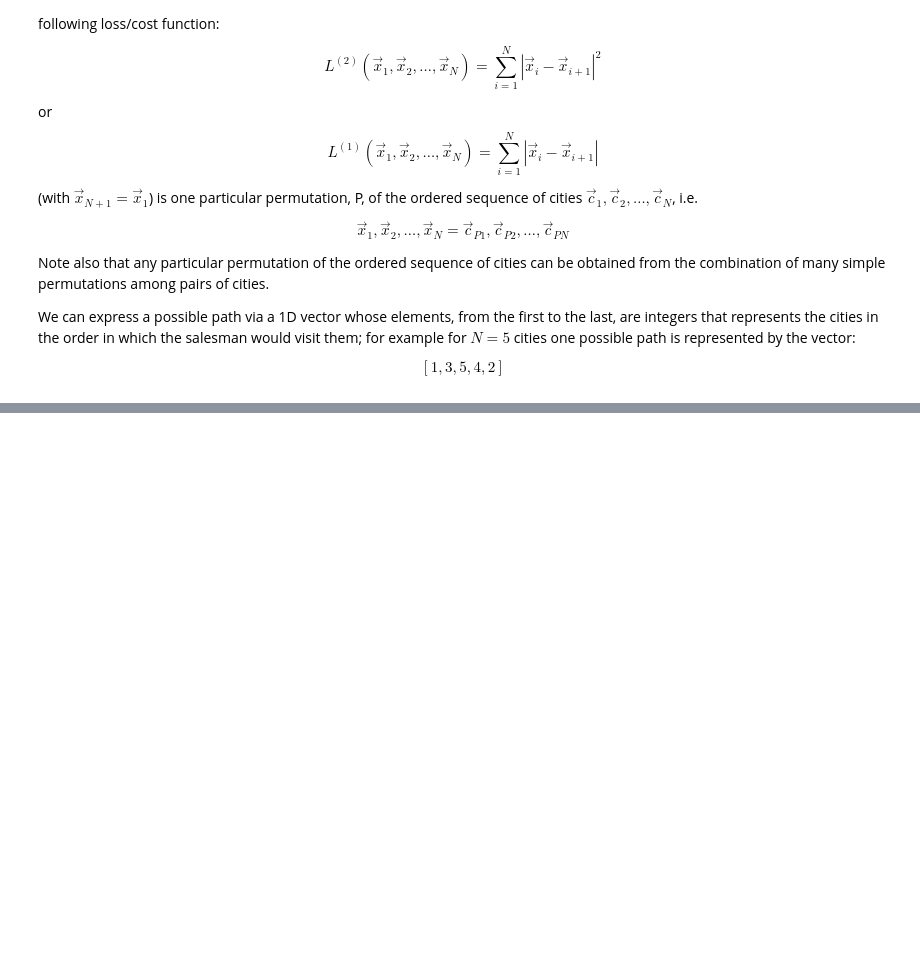
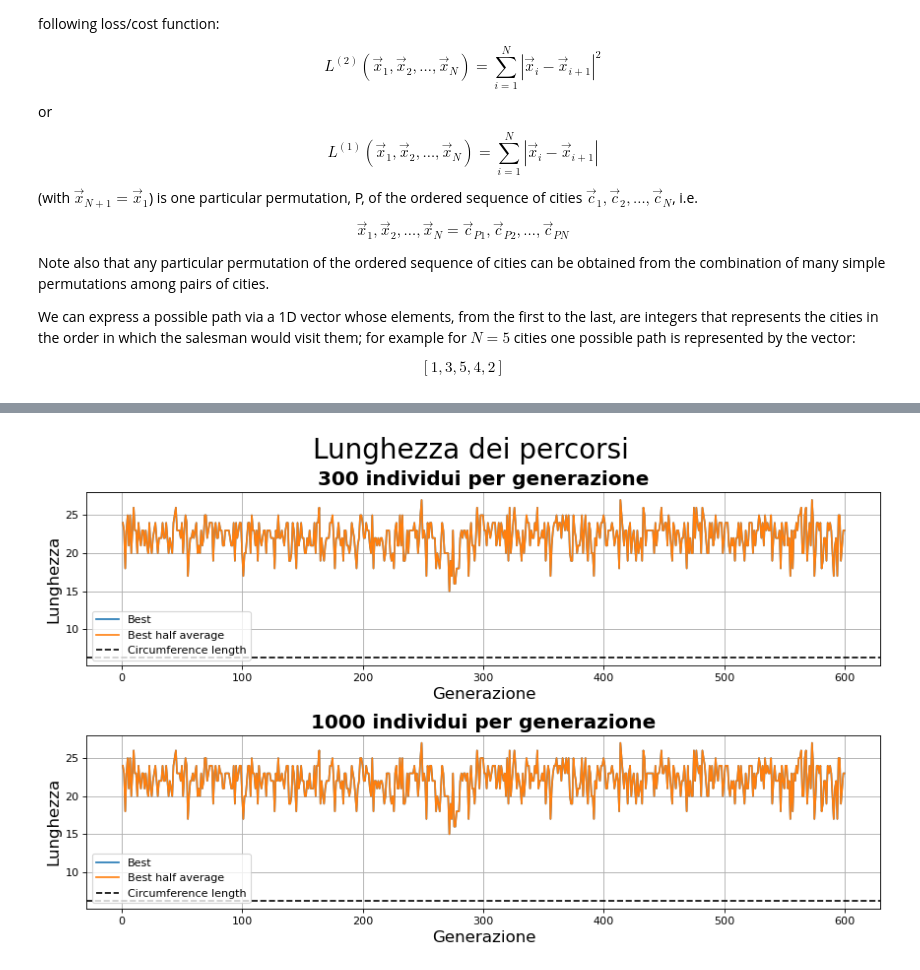
Before and after one commit to Daniele95/LSN, a Jupyter notebook: 9-genetico/Soluzione_9.ipynb, the cells around one changed output, grey strips where cells are left out. Drawn from its saved outputs; the diff is of its cells as text; code cells hidden in the pictures; blank space fills up the shorter version.

```diff
--- a/9-genetico/Soluzione_9.ipynb
+++ b/9-genetico/Soluzione_9.ipynb
@@ -67,0 +66,29 @@ plt.show()
+# %%
+import matplotlib
+import matplotlib.pyplot as plt
+import numpy as np
+from matplotlib.pyplot import figure
+
+figure(figsize=(13, 7), dpi=80)
+plt.suptitle("Lunghezza dei percorsi\n", fontsize = 25)
+
+indivs =["300", "1000"]
+
+for i in range(0,2):
+    plt.subplot(2,1,i+1)
+    best = np.loadtxt("fittests.txt", usecols=(0), unpack='true')
+    gen= np.linspace(1,len(best),len(best))
+    plt.plot(gen, best, marker = "", label = "Best")
+    bestave = np.loadtxt("fittests.txt", usecols=(0), unpack='true')
+    plt.plot(gen, bestave, marker = "", label = "Best half average")
+    plt.ylabel('Lunghezza', fontsize =15)
+    plt.xlabel('Generazione', fontsize =15)
+    plt.grid(True)
+    plt.axhline(y=2*np.pi, color = 'k', linestyle = '--', label = "Circumference length")
+    plt.title(indivs[i]+' individui per generazione', fontsize = 18, fontweight = "bold")
+    plt.legend()
+
+plt.subplots_adjust(hspace=0.4)
+plt.show()
+# %% [output]
+[figure, added]
```
Also changed, not shown: parts of 1 cell of this notebook, 10 other files.
